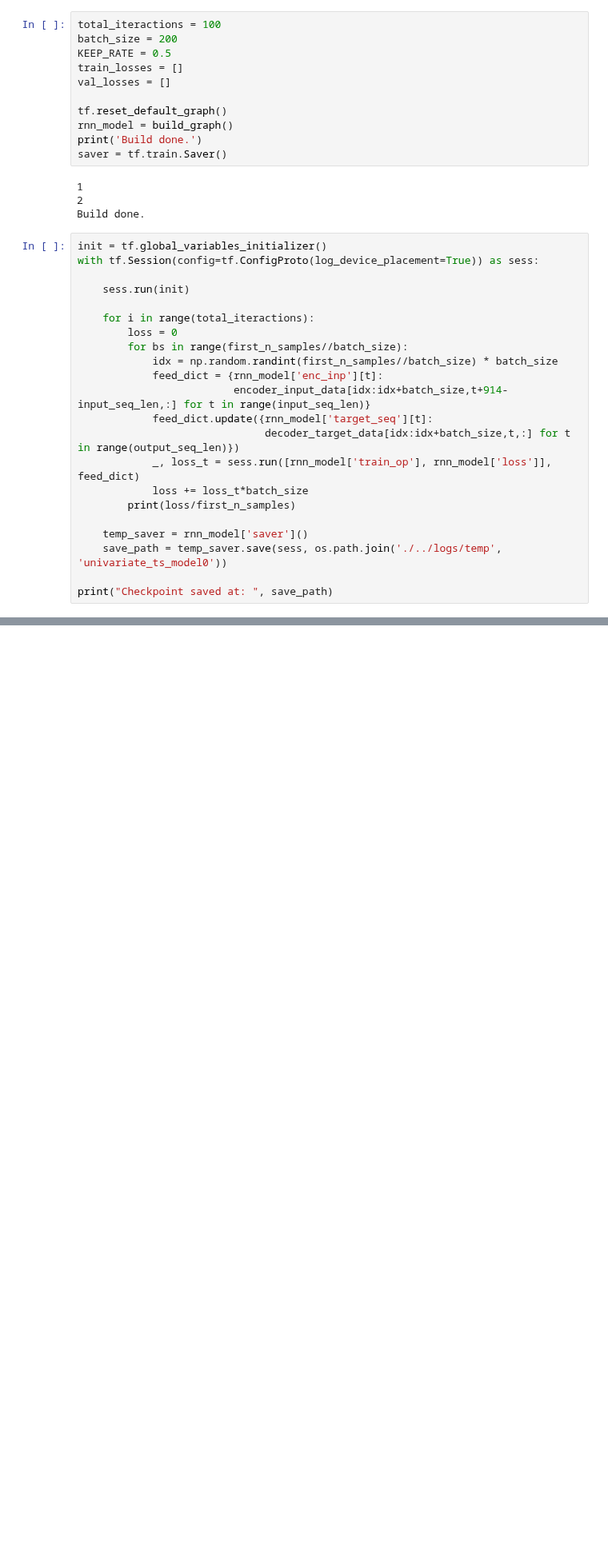
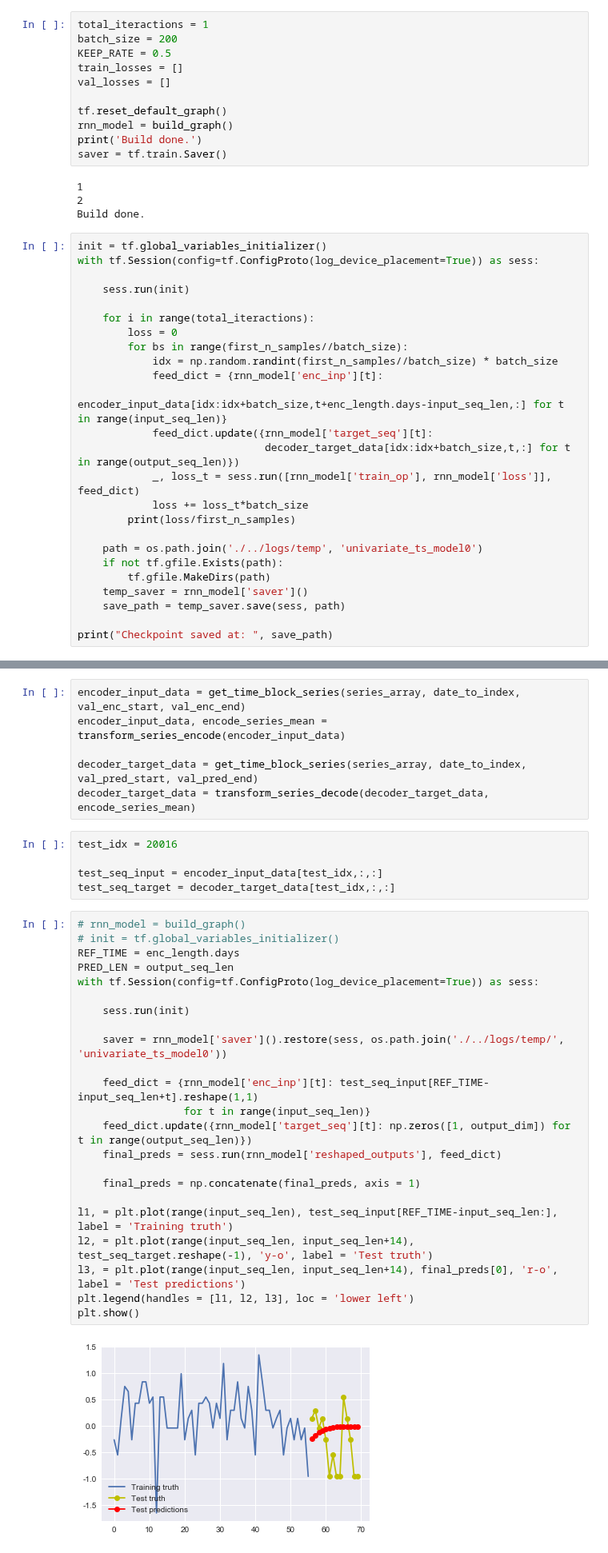
Before and after one commit to schemmy/e2e, a Jupyter notebook: seq2seq/benchmark2.ipynb, the cells around one changed output, grey strips where cells are left out. Shown at 80% size. Saved outputs shown, nothing was run; the diff lists cells and outputs as text; blank space fills up the shorter version.

```diff
--- a/seq2seq/benchmark2.ipynb
+++ b/seq2seq/benchmark2.ipynb
@@ -263,7 +262,7 @@ def build_graph():
         reshaped_outputs = reshaped_outputs,
         )
 # %%
-total_iteractions = 100
+total_iteractions = 1
 batch_size = 200
 KEEP_RATE = 0.5
 train_losses = []
@@ -288,15 +287,18 @@ with tf.Session(config=tf.ConfigProto(log_device_placement=True)) as sess:
         for bs in range(first_n_samples//batch_size):
             idx = np.random.randint(first_n_samples//batch_size) * batch_size
             feed_dict = {rnn_model['enc_inp'][t]:
-                         encoder_input_data[idx:idx+batch_size,t+914-input_seq_len,:] for t in range(input_seq_len)}
+                         encoder_input_data[idx:idx+batch_size,t+enc_length.days-input_seq_len,:] for t in range(input_seq_len)}
             feed_dict.update({rnn_model['target_seq'][t]:
                               decoder_target_data[idx:idx+batch_size,t,:] for t in range(output_seq_len)})
             _, loss_t = sess.run([rnn_model['train_op'], rnn_model['loss']], feed_dict)
             loss += loss_t*batch_size
         print(loss/first_n_samples)
 
+    path = os.path.join('./../logs/temp', 'univariate_ts_model0')
+    if not tf.gfile.Exists(path):
+        tf.gfile.MakeDirs(path)
     temp_saver = rnn_model['saver']()
-    save_path = temp_saver.save(sess, os.path.join('./../logs/temp', 'univariate_ts_model0'))
+    save_path = temp_saver.save(sess, path)
 
 print("Checkpoint saved at: ", save_path)
 # %% [output]
@@ -319 +306,37 @@ print("Checkpoint saved at: ", save_path)
 Checkpoint saved at:  ./../logs/temp/univariate_ts_model0
+# %%
+encoder_input_data = get_time_block_series(series_array, date_to_index, val_enc_start, val_enc_end)
+encoder_input_data, encode_series_mean = transform_series_encode(encoder_input_data)
+
+decoder_target_data = get_time_block_series(series_array, date_to_index, val_pred_start, val_pred_end)
+decoder_target_data = transform_series_decode(decoder_target_data, encode_series_mean)
+# %%
+test_idx = 20016
+
+test_seq_input = encoder_input_data[test_idx,:,:]
+test_seq_target = decoder_target_data[test_idx,:,:]
+# %%
+# rnn_model = build_graph()
+# init = tf.global_variables_initializer()
+REF_TIME = enc_length.days
+PRED_LEN = output_seq_len
+with tf.Session(config=tf.ConfigProto(log_device_placement=True)) as sess:
+
+    sess.run(init)
+
+    saver = rnn_model['saver']().restore(sess, os.path.join('./../logs/temp/', 'univariate_ts_model0'))
+
+    feed_dict = {rnn_model['enc_inp'][t]: test_seq_input[REF_TIME-input_seq_len+t].reshape(1,1)
+                 for t in range(input_seq_len)}
+    feed_dict.update({rnn_model['target_seq'][t]: np.zeros([1, output_dim]) for t in range(output_seq_len)})
+    final_preds = sess.run(rnn_model['reshaped_outputs'], feed_dict)
+
+    final_preds = np.concatenate(final_preds, axis = 1)
+
+l1, = plt.plot(range(input_seq_len), test_seq_input[REF_TIME-input_seq_len:], label = 'Training truth')
+l2, = plt.plot(range(input_seq_len, input_seq_len+14), test_seq_target.reshape(-1), 'y-o', label = 'Test truth')
+l3, = plt.plot(range(input_seq_len, input_seq_len+14), final_preds[0], 'r-o', label = 'Test predictions')
+plt.legend(handles = [l1, l2, l3], loc = 'lower left')
+plt.show()
+# %% [output]
+[figure, added]
```
Also changed, not shown: parts of 15 cells of this notebook, 1 other file.
